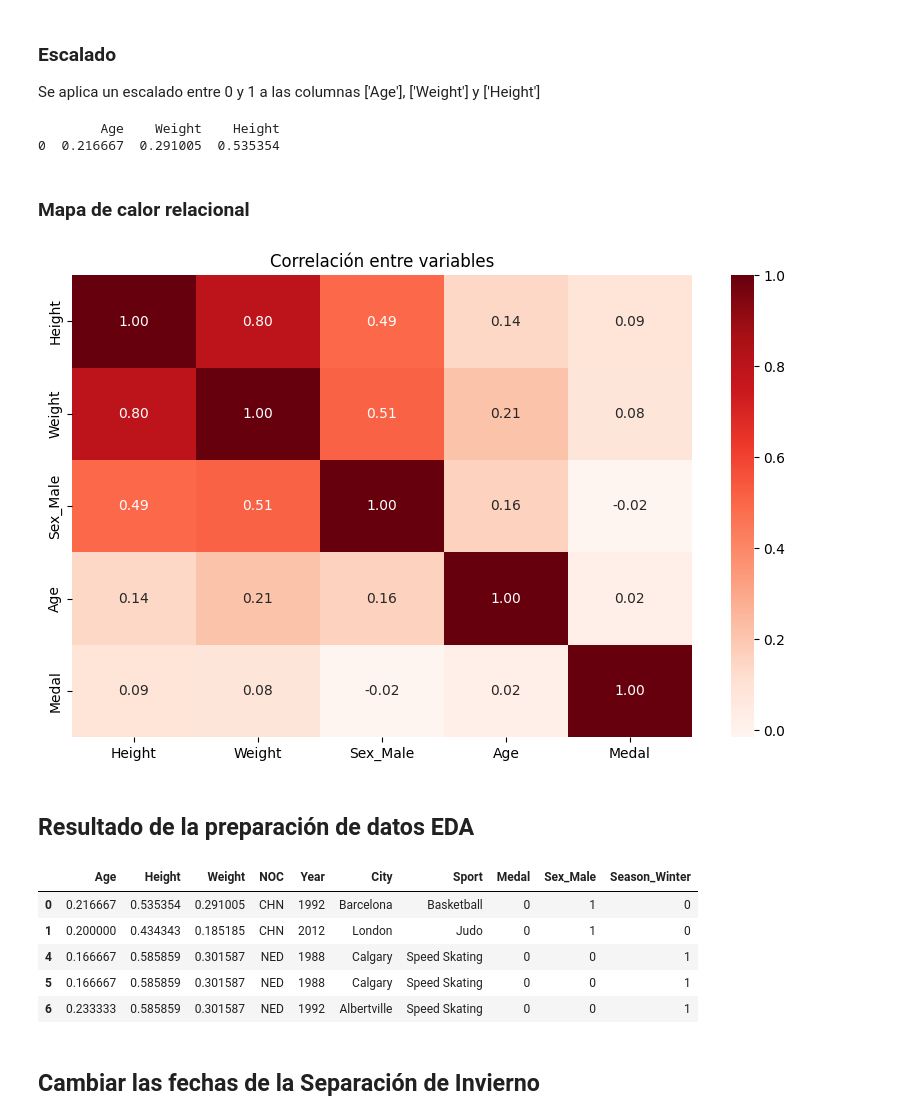
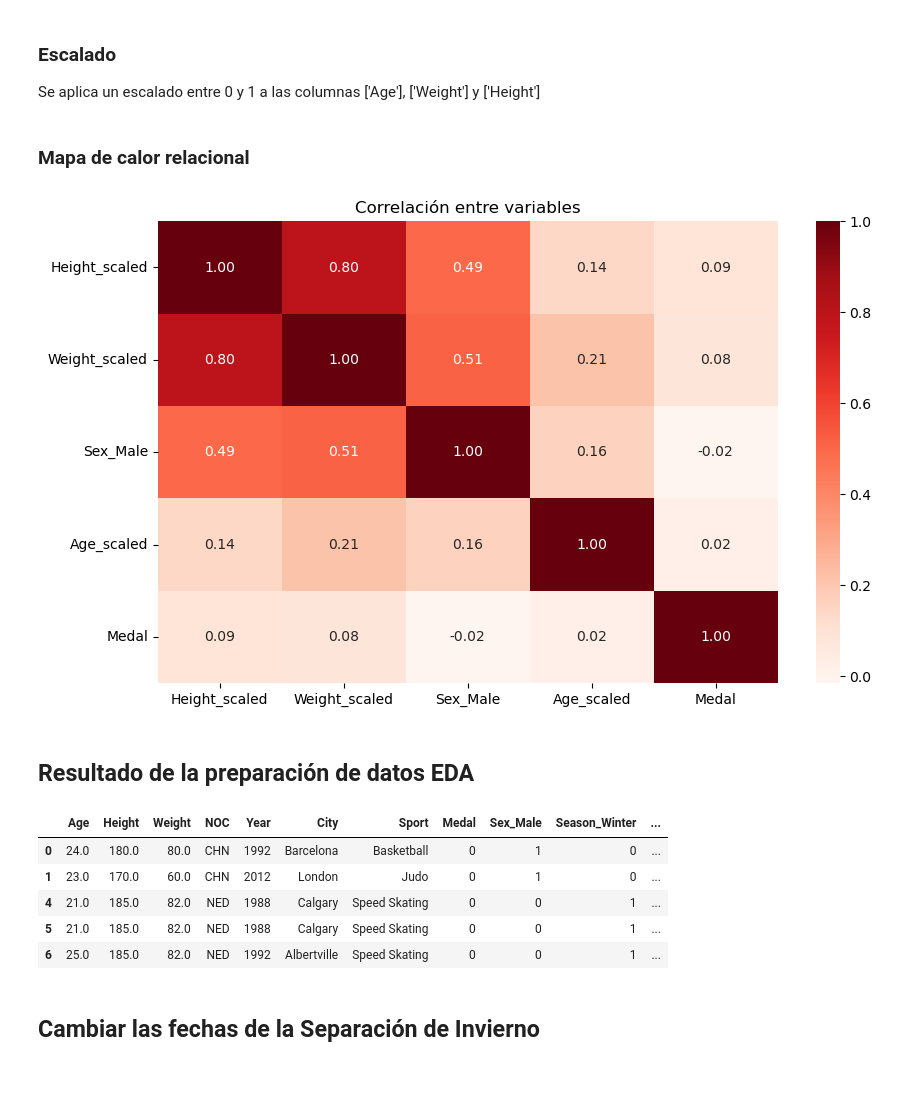
Before and after one commit to VIZ3NT04/model_ath, a Jupyter notebook: piton.ipynb, the cells around one changed output. Cells and saved outputs as stored; diff of their text form; code cells hidden in the pictures; blank space fills up the shorter version.

```diff
--- a/piton.ipynb
+++ b/piton.ipynb
@@ -265,2 +264,2 @@ fig.show()
 # %%
-df.drop(columns=["latitude", "longitude"], inplace=True)
+"""df.drop(columns=["latitude", "longitude"], inplace=True)"""
@@ -465,39 +466,41 @@ df.drop(columns=["Sex", "Season"], inplace=True)
 # %% [markdown]
 <h3>Escalado</h3>
 Se aplica un escalado entre 0 y 1 a las columnas ['Age'], ['Weight'] y ['Height']
-# %%
-scaler = MinMaxScaler()
-df[['Age', 'Weight', 'Height']] = scaler.fit_transform(df[['Age', 'Weight', 'Height']])
-
-print(df[['Age', 'Weight', 'Height']].head(1))
-# %% [output]
-        Age    Weight    Height
-0  0.216667  0.291005  0.535354
+# %%
+from sklearn.preprocessing import MinMaxScaler
+
+sc_age = MinMaxScaler()
+sc_weight = MinMaxScaler()
+sc_height = MinMaxScaler()
+
+df['Age_scaled'] = sc_age.fit_transform(df[['Age']])
+df['Weight_scaled'] = sc_weight.fit_transform(df[['Weight']])
+df['Height_scaled'] = sc_height.fit_transform(df[['Height']])
 # %% [markdown]
 <h3>Mapa de calor relacional</h3>
 # %%
 import seaborn as sns
 import matplotlib.pyplot as plt
 
-corr = df[['Height', 'Weight', 'Sex_Male', 'Age', 'Medal']].corr()
+corr = df[['Height_scaled', 'Weight_scaled', 'Sex_Male', 'Age_scaled', 'Medal']].corr()
 
 plt.figure(figsize=(10,6))
 sns.heatmap(corr, annot=True, cmap='Reds', fmt=".2f")
 plt.title("Correlación entre variables")
 plt.show()
 # %% [output]
-[figure, old version]
+[figure, new version]
 # %% [markdown]
 <h2>Resultado de la preparación de datos EDA</h2>
 # %%
 df.head()
 # %% [output]
-|  | Age | Height | Weight | NOC | Year | City | Sport | Medal | Sex_Male | Season_Winter |
-| 0 | 0.216667 | 0.535354 | 0.291005 | CHN | 1992 | Barcelona | Basketball | 0 | 1 | 0 |
-| 1 | 0.200000 | 0.434343 | 0.185185 | CHN | 2012 | London | Judo | 0 | 1 | 0 |
-| 4 | 0.166667 | 0.585859 | 0.301587 | NED | 1988 | Calgary | Speed Skating | 0 | 0 | 1 |
-| 5 | 0.166667 | 0.585859 | 0.301587 | NED | 1988 | Calgary | Speed Skating | 0 | 0 | 1 |
-| 6 | 0.233333 | 0.585859 | 0.301587 | NED | 1992 | Albertville | Speed Skating | 0 | 0 | 1 |
+|  | Age | Height | Weight | NOC | Year | City | Sport | Medal | Sex_Male | Season_Winter | ... |
+| 0 | 24.0 | 180.0 | 80.0 | CHN | 1992 | Barcelona | Basketball | 0 | 1 | 0 | ... |
+| 1 | 23.0 | 170.0 | 60.0 | CHN | 2012 | London | Judo | 0 | 1 | 0 | ... |
+| 4 | 21.0 | 185.0 | 82.0 | NED | 1988 | Calgary | Speed Skating | 0 | 0 | 1 | ... |
+| 5 | 21.0 | 185.0 | 82.0 | NED | 1988 | Calgary | Speed Skating | 0 | 0 | 1 | ... |
+| 6 | 25.0 | 185.0 | 82.0 | NED | 1992 | Albertville | Speed Skating | 0 | 0 | 1 | ... |
 # %% [markdown]
 <h2>Cambiar las fechas de la Separación de Invierno</h2>
 # %%
```
Also changed, not shown: parts of 10 cells of this notebook.
